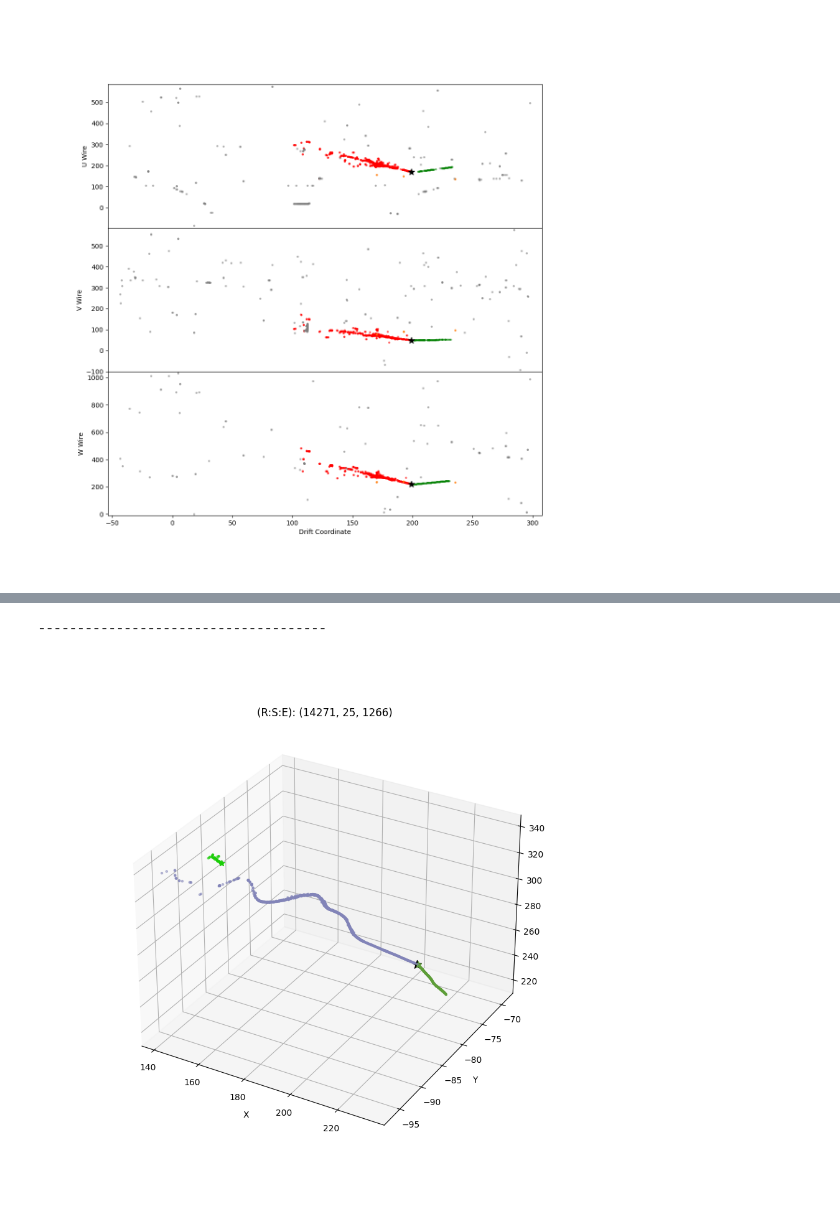
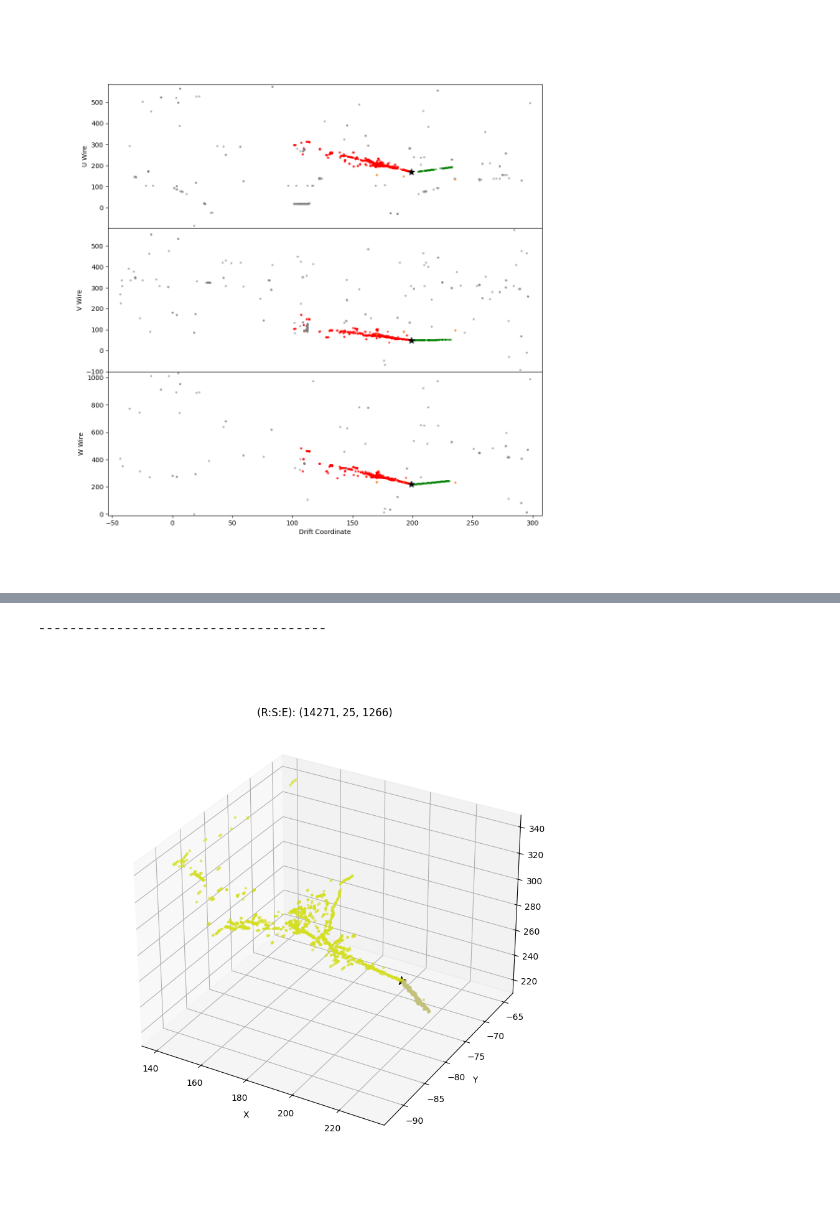
Before and after one commit to imawby/WarwickuBooNEWorkshop24, a Jupyter notebook: Visualise.ipynb, the cells around one changed output, grey strips where cells are left out. Saved outputs shown, nothing was run; the diff lists cells and outputs as text; code cells hidden in the pictures.

```diff
--- a/Visualise.ipynb
+++ b/Visualise.ipynb
@@ -35,7 +35,7 @@ hierarchyColours_graph = {1 : 'black', 2 : 'red', 3 : 'blue', 4: 'g'}
 ###########################################################
 
 # ATTN USER: You need to set the file path!
-fileName = '/Users/isobel/Desktop/MicroBooNE/2024/VisualiseSlice/files/reco_stage_2_hist.root'
+fileName = '/Users/isobel/Desktop/MicroBooNE/2024/VisualiseSlice/files/reco_stage_2_hist_cheatTrackShower.root'
 # %% [markdown]
 <div class="alert alert-block alert-danger">
    <p style="font-size: 22px;">
@@ -420,15 +420,42 @@ plt.show()
 # Which slice would you like to view? - USER MUST DO SOMETHING HERE
 ####################################################################
 
+# USER - either set one of these options, or set iSlice at the bottom
+
 showFlashMatchSlice = False
+showPandoraSlice = False
+showTrueSlice = True
 
+# Make sure we have only chosen one option max
+count = 0
+
+for option in [showFlashMatchSlice, showPandoraSlice, showTrueSlice] :
+    if (option == True) :
+        count += 1
+
+if count > 1 :
+    raise Exception("Only choose one option!")
+
+# Set iSlice
 if (showFlashMatchSlice) :
-
     if (len(np.where(sliceIDs_event == flashMatchNuSliceID_event)[0]) == 0) :
         raise Exception("Sorry, no flash matched slice...")
 
     iSlice = np.where(sliceIDs_event == flashMatchNuSliceID_event)[0][0]
+elif (showPandoraSlice) :
+    if (len(np.where(sliceIDs_event == pandoraNuSliceID_event)[0]) == 0) :
+        raise Exception("Sorry, no pandora slice...")
+
+    iSlice = np.where(sliceIDs_event == pandoraNuSliceID_event)[0][0]
+elif (showTrueSlice) :
+    if (len(np.where(sliceIDs_event == trueNuSliceID_event)[0]) == 0) :
+        raise Exception("Sorry, no true slice...")
+
+    iSlice = np.where(sliceIDs_event == trueNuSliceID_event)[0][0]
 
 else :
 
     iSlice = 0 # HELLO USER, YOU NEED TO FILL THIS OUT...
+
+
+print('Showing slice with index:', iSlice)
@@ -757,32 +786,32 @@ plt.show()
 fig = plt.figure(figsize=(9,9))
 ax = plt.axes(projection='3d')
 
 plt.title('(R:S:E): (' + str(run_event) + ", " + str(subrun_event) + ", " + str(event_event) + ")")
 plt.xlabel('X')
 plt.ylabel('Y')
 
 for iParticle in range(nParticles) :
 
     recoVertexX_particle = recoVertexX_slice[iParticle]
     recoVertexY_particle = recoVertexY_slice[iParticle]
     recoVertexZ_particle = recoVertexZ_slice[iParticle]
     spacePointsX_particle = np.array(spacePointsX_slice[iParticle])
     spacePointsY_particle = np.array(spacePointsY_slice[iParticle])
     spacePointsZ_particle = np.array(spacePointsZ_slice[iParticle])
 
     if (spacePointsX_particle.shape[0] == 0) :
         continue
 
     ax.scatter(spacePointsX_particle, spacePointsY_particle, spacePointsZ_particle, color = particleColours[iParticle], s = 5.0, alpha = 0.5)
-    ax.scatter(recoVertexX_particle, recoVertexY_particle, recoVertexZ_particle, color = particleColours[iParticle], s = 50.0, marker='*')
+    #ax.scatter(recoVertexX_particle, recoVertexY_particle, recoVertexZ_particle, color = particleColours[iParticle], s = 50.0, marker='*')
 
 
 print('-------------------------------------')
 
 ax.scatter(recoNuVertexX_slice, recoNuVertexY_slice, recoNuVertexZ_slice, color = "black", s = 100.0, marker='*')
 plt.show()
 
 #### plot only reco..
 # %% [output]
 -------------------------------------
-[figure, old version]
+[figure, new version]
```
Also changed, not shown: parts of 25 cells of this notebook.
